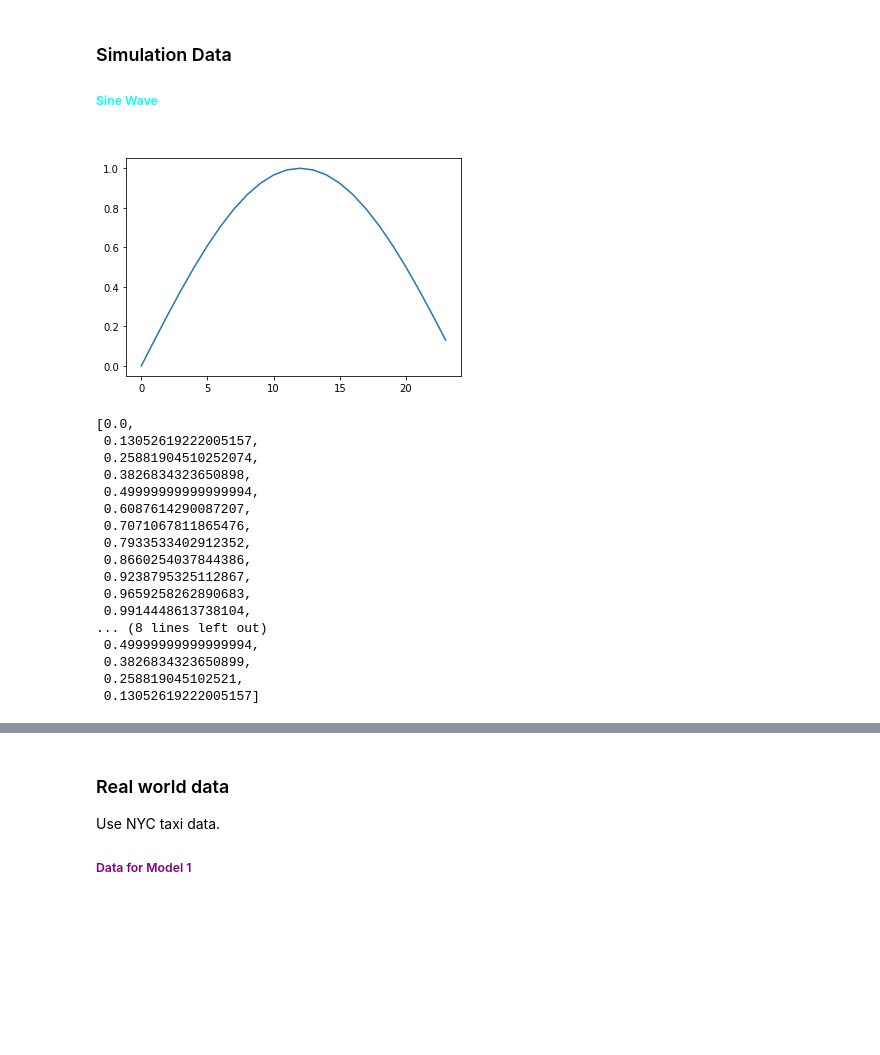
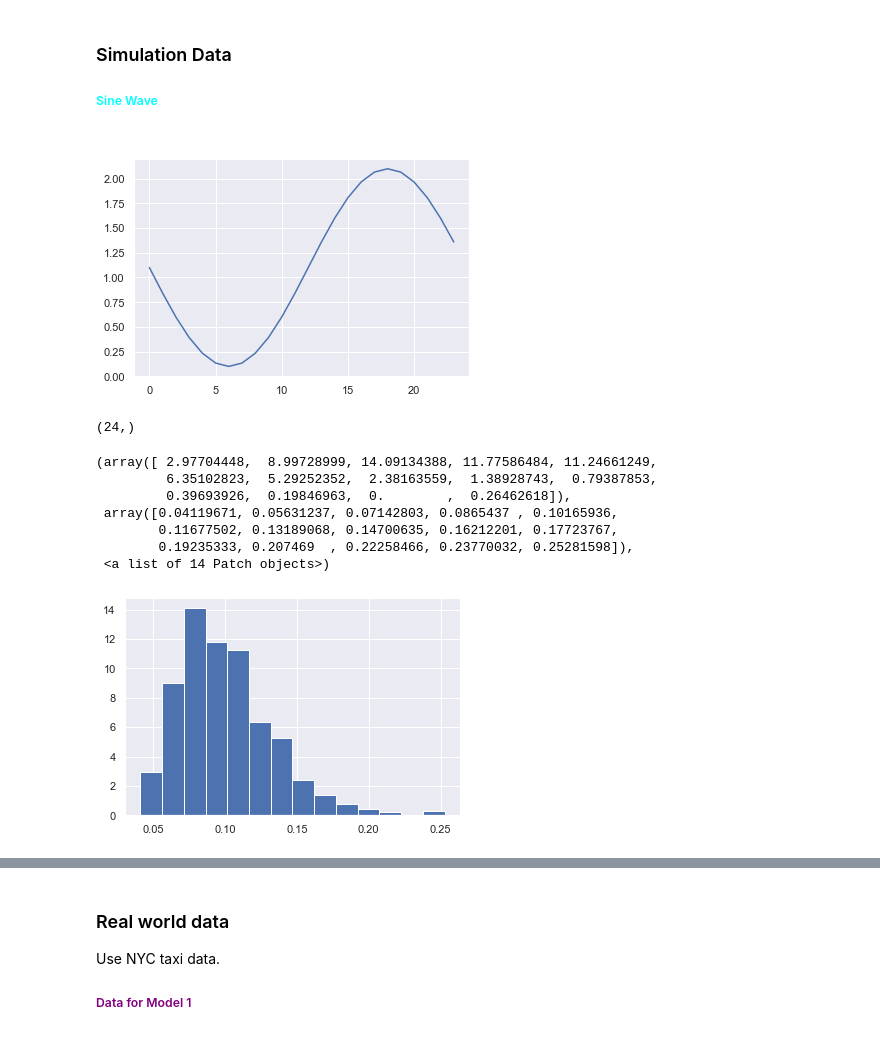
Before and after one commit to leonardzh/zheng_MnM4SDS_project, a Jupyter notebook: LSTM_NNSI.ipynb, the cells around one changed output, grey strips where cells are left out. Drawn from its saved outputs; the diff is of its cells as text; code cells hidden in the pictures; blank space fills up the shorter version.

```diff
--- a/LSTM_NNSI.ipynb
+++ b/LSTM_NNSI.ipynb
@@ -25,32 +23,15 @@ ModuleNotFoundError: No module named 'sklearn'
 # %%
 from math import sin
 from math import pi
-from matplotlib import pyplot
 # create sequence
 length = 24
-freq = 0.5
-sequence = [sin(2 * pi * freq * (i/length)) for i in range(length)]
+freq = 1
+sequence = [1.1+sin(pi+2 * pi * freq * (i/length)) for i in range(length)]
 # plot sequence
-pyplot.plot(sequence)
-pyplot.show()
-
-sequence
+plt.plot(sequence)
+plt.show()
+kernel = np.asarray(sequence)
+kernel.shape
 # %% [output]
-[figure, old version]
+[figure, new version]
-[0.0,
- 0.13052619222005157,
- 0.25881904510252074,
- 0.3826834323650898,
- 0.49999999999999994,
- 0.6087614290087207,
- 0.7071067811865476,
- 0.7933533402912352,
- 0.8660254037844386,
- 0.9238795325112867,
- 0.9659258262890683,
- 0.9914448613738104,
-... (8 lines left out)
- 0.49999999999999994,
- 0.3826834323650899,
- 0.258819045102521,
- 0.13052619222005157]
+(24,)
@@ -56,0 +51,11 @@ sequence
+# %%
+plt.hist(scale, 14, density=True)
+# %% [output]
+(array([ 2.97704448,  8.99728999, 14.09134388, 11.77586484, 11.24661249,
+         6.35102823,  5.29252352,  2.38163559,  1.38928743,  0.79387853,
+         0.39693926,  0.19846963,  0.        ,  0.26462618]),
+ array([0.04119671, 0.05631237, 0.07142803, 0.0865437 , 0.10165936,
+        0.11677502, 0.13189068, 0.14700635, 0.16212201, 0.17723767,
+        0.19235333, 0.207469  , 0.22258466, 0.23770032, 0.25281598]),
+ <a list of 14 Patch objects>)
+[figure, added]
```
Also changed, not shown: parts of 12 cells of this notebook.
